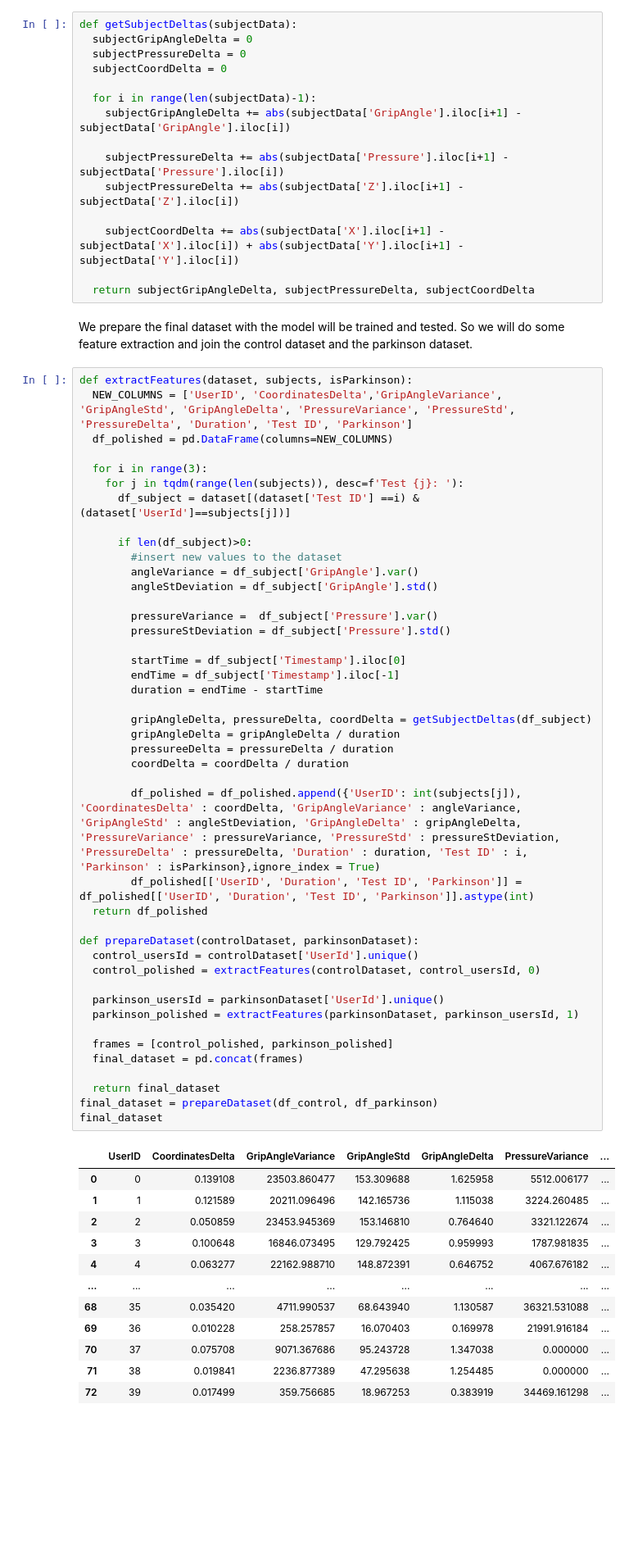
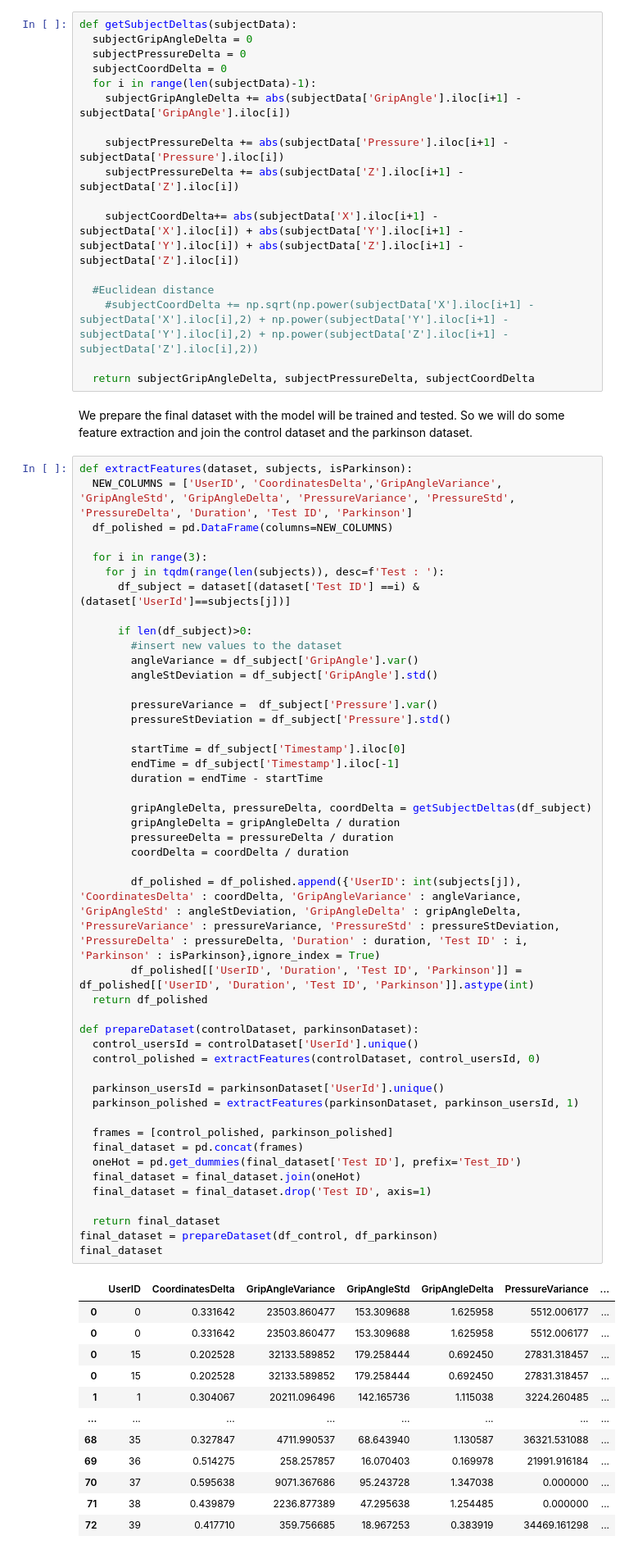
Before and after one commit to ErlantzCalvo/Parkinson_Detection, a Jupyter notebook: Parkinson_disease.ipynb, the cells around one changed output. Shown at 82% size. Drawn from its saved outputs; the diff is of its cells as text; blank space fills up the shorter version.

```diff
--- a/Parkinson_disease.ipynb
+++ b/Parkinson_disease.ipynb
@@ -120,14 +123,16 @@ def getSubjectDeltas(subjectData):
   subjectGripAngleDelta = 0
   subjectPressureDelta = 0
   subjectCoordDelta = 0
-
   for i in range(len(subjectData)-1):
     subjectGripAngleDelta += abs(subjectData['GripAngle'].iloc[i+1] - subjectData['GripAngle'].iloc[i])
 
     subjectPressureDelta += abs(subjectData['Pressure'].iloc[i+1] - subjectData['Pressure'].iloc[i])
     subjectPressureDelta += abs(subjectData['Z'].iloc[i+1] - subjectData['Z'].iloc[i])
 
-    subjectCoordDelta += abs(subjectData['X'].iloc[i+1] - subjectData['X'].iloc[i]) + abs(subjectData['Y'].iloc[i+1] - subjectData['Y'].iloc[i])
+    subjectCoordDelta+= abs(subjectData['X'].iloc[i+1] - subjectData['X'].iloc[i]) + abs(subjectData['Y'].iloc[i+1] - subjectData['Y'].iloc[i]) + abs(subjectData['Z'].iloc[i+1] - subjectData['Z'].iloc[i])
+
+  #Euclidean distance
+    #subjectCoordDelta += np.sqrt(np.power(subjectData['X'].iloc[i+1] - subjectData['X'].iloc[i],2) + np.power(subjectData['Y'].iloc[i+1] - subjectData['Y'].iloc[i],2) + np.power(subjectData['Z'].iloc[i+1] - subjectData['Z'].iloc[i],2))
 
   return subjectGripAngleDelta, subjectPressureDelta, subjectCoordDelta
 # %% [markdown]
@@ -138,7 +143,7 @@ def extractFeatures(dataset, subjects, isParkinson):
   df_polished = pd.DataFrame(columns=NEW_COLUMNS)
 
   for i in range(3):
-    for j in tqdm(range(len(subjects)), desc=f'Test {j}: '):
+    for j in tqdm(range(len(subjects)), desc=f'Test : '):
       df_subject = dataset[(dataset['Test ID'] ==i) & (dataset['UserId']==subjects[j])]
 
       if len(df_subject)>0:
@@ -150,41 +155,44 @@ def extractFeatures(dataset, subjects, isParkinson):
         pressureStDeviation = df_subject['Pressure'].std()
 
         startTime = df_subject['Timestamp'].iloc[0]
         endTime = df_subject['Timestamp'].iloc[-1]
         duration = endTime - startTime
 
         gripAngleDelta, pressureDelta, coordDelta = getSubjectDeltas(df_subject)
         gripAngleDelta = gripAngleDelta / duration
         pressureeDelta = pressureDelta / duration
         coordDelta = coordDelta / duration
 
         df_polished = df_polished.append({'UserID': int(subjects[j]), 'CoordinatesDelta' : coordDelta, 'GripAngleVariance' : angleVariance, 'GripAngleStd' : angleStDeviation, 'GripAngleDelta' : gripAngleDelta, 'PressureVariance' : pressureVariance, 'PressureStd' : pressureStDeviation, 'PressureDelta' : pressureDelta, 'Duration' : duration, 'Test ID' : i, 'Parkinson' : isParkinson},ignore_index = True)
         df_polished[['UserID', 'Duration', 'Test ID', 'Parkinson']] =  df_polished[['UserID', 'Duration', 'Test ID', 'Parkinson']].astype(int)
   return df_polished
 
 def prepareDataset(controlDataset, parkinsonDataset):
   control_usersId = controlDataset['UserId'].unique()
   control_polished = extractFeatures(controlDataset, control_usersId, 0)
 
   parkinson_usersId = parkinsonDataset['UserId'].unique()
   parkinson_polished = extractFeatures(parkinsonDataset, parkinson_usersId, 1)
 
   frames = [control_polished, parkinson_polished]
   final_dataset = pd.concat(frames)
+  oneHot = pd.get_dummies(final_dataset['Test ID'], prefix='Test_ID')
+  final_dataset = final_dataset.join(oneHot)
+  final_dataset = final_dataset.drop('Test ID', axis=1)
 
   return final_dataset
 final_dataset = prepareDataset(df_control, df_parkinson)
 final_dataset
 # %% [output]
 |  | UserID | CoordinatesDelta | GripAngleVariance | GripAngleStd | GripAngleDelta | PressureVariance | ... |
-| 0 | 0 | 0.139108 | 23503.860477 | 153.309688 | 1.625958 | 5512.006177 | ... |
-| 1 | 1 | 0.121589 | 20211.096496 | 142.165736 | 1.115038 | 3224.260485 | ... |
-| 2 | 2 | 0.050859 | 23453.945369 | 153.146810 | 0.764640 | 3321.122674 | ... |
-| 3 | 3 | 0.100648 | 16846.073495 | 129.792425 | 0.959993 | 1787.981835 | ... |
-| 4 | 4 | 0.063277 | 22162.988710 | 148.872391 | 0.646752 | 4067.676182 | ... |
+| 0 | 0 | 0.331642 | 23503.860477 | 153.309688 | 1.625958 | 5512.006177 | ... |
+| 0 | 0 | 0.331642 | 23503.860477 | 153.309688 | 1.625958 | 5512.006177 | ... |
+| 0 | 15 | 0.202528 | 32133.589852 | 179.258444 | 0.692450 | 27831.318457 | ... |
+| 0 | 15 | 0.202528 | 32133.589852 | 179.258444 | 0.692450 | 27831.318457 | ... |
+| 1 | 1 | 0.304067 | 20211.096496 | 142.165736 | 1.115038 | 3224.260485 | ... |
 | ... | ... | ... | ... | ... | ... | ... | ... |
-| 68 | 35 | 0.035420 | 4711.990537 | 68.643940 | 1.130587 | 36321.531088 | ... |
-| 69 | 36 | 0.010228 | 258.257857 | 16.070403 | 0.169978 | 21991.916184 | ... |
-| 70 | 37 | 0.075708 | 9071.367686 | 95.243728 | 1.347038 | 0.000000 | ... |
-| 71 | 38 | 0.019841 | 2236.877389 | 47.295638 | 1.254485 | 0.000000 | ... |
-| 72 | 39 | 0.017499 | 359.756685 | 18.967253 | 0.383919 | 34469.161298 | ... |
+| 68 | 35 | 0.327847 | 4711.990537 | 68.643940 | 1.130587 | 36321.531088 | ... |
+| 69 | 36 | 0.514275 | 258.257857 | 16.070403 | 0.169978 | 21991.916184 | ... |
+| 70 | 37 | 0.595638 | 9071.367686 | 95.243728 | 1.347038 | 0.000000 | ... |
+| 71 | 38 | 0.439879 | 2236.877389 | 47.295638 | 1.254485 | 0.000000 | ... |
+| 72 | 39 | 0.417710 | 359.756685 | 18.967253 | 0.383919 | 34469.161298 | ... |
```
Also changed, not shown: parts of 13 cells of this notebook.
